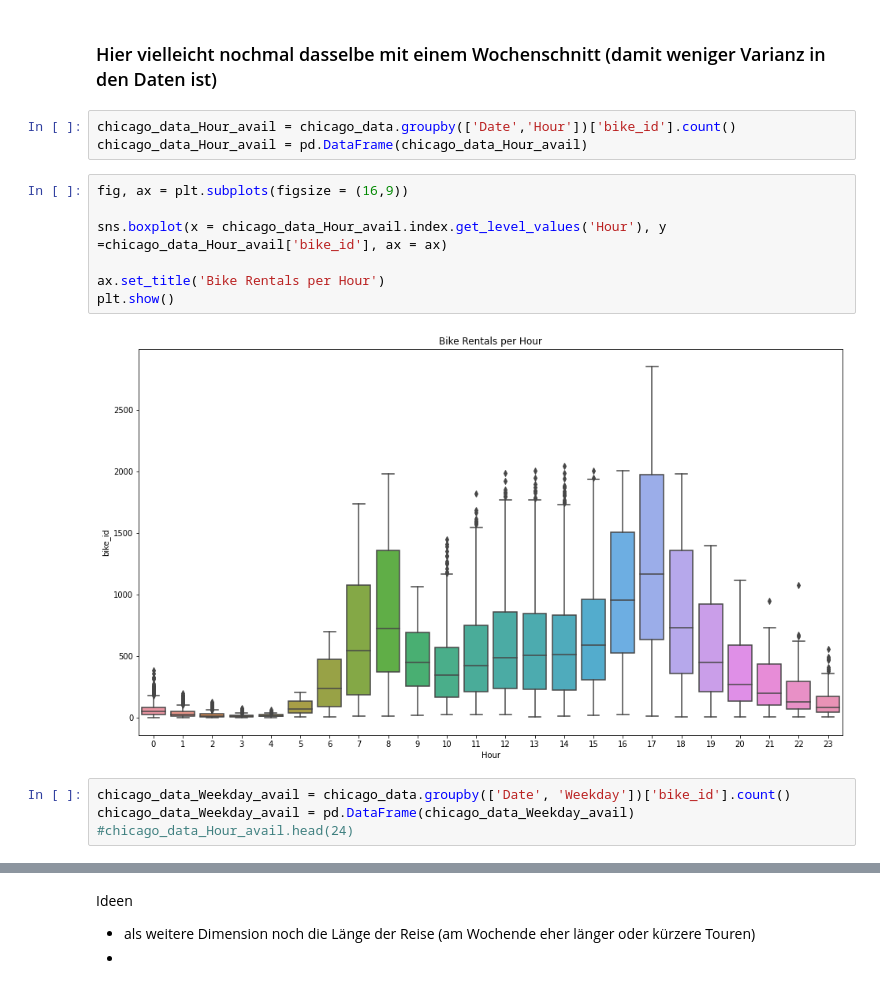
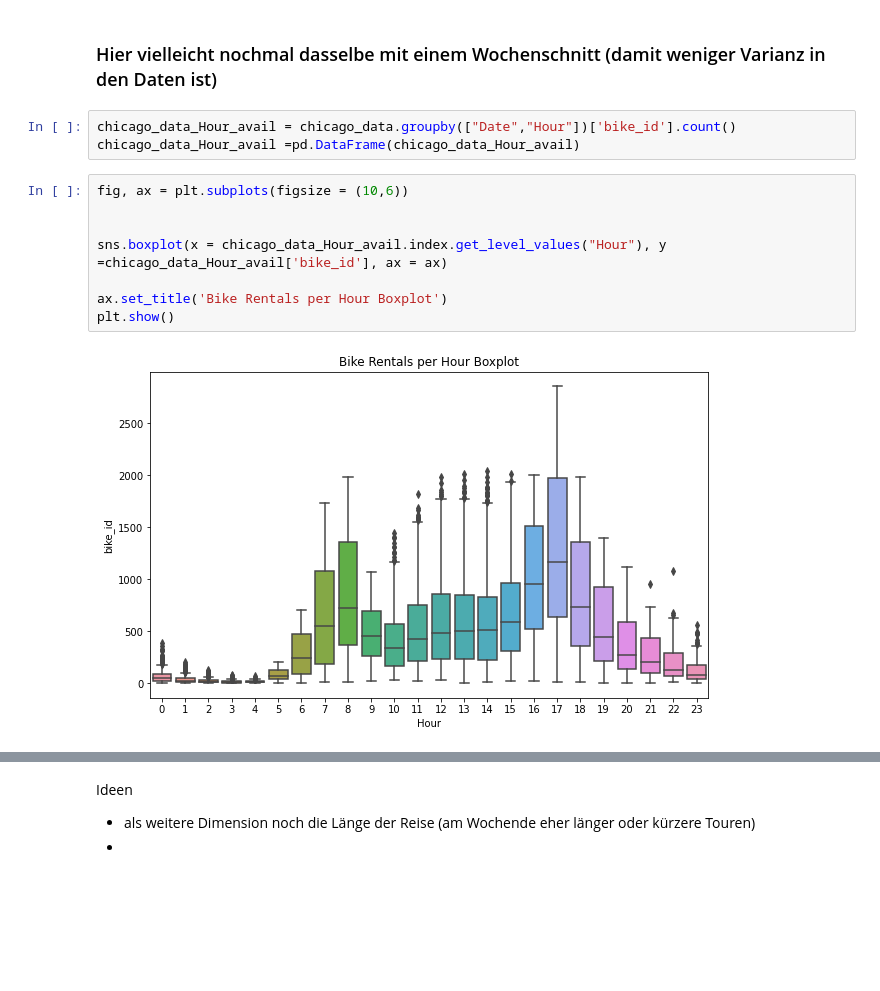
Before and after one commit to NeffIsBack/ThePredictors_DSML_Team_Assignment, a Jupyter notebook: Code_TeamAssignment.ipynb, the cells around one changed output, grey strips where cells are left out. Drawn from its saved outputs; the diff is of its cells as text; blank space fills up the shorter version.

```diff
--- a/Code_TeamAssignment.ipynb
+++ b/Code_TeamAssignment.ipynb
@@ -137,18 +127,15 @@ plt.show()
 # %% [markdown]
 ### Hier vielleicht nochmal dasselbe mit einem Wochenschnitt (damit weniger Varianz in den Daten ist)
 # %%
-chicago_data_Hour_avail = chicago_data.groupby(['Date','Hour'])['bike_id'].count()
-chicago_data_Hour_avail = pd.DataFrame(chicago_data_Hour_avail)
+chicago_data_Hour_avail = chicago_data.groupby(["Date","Hour"])['bike_id'].count()
+chicago_data_Hour_avail =pd.DataFrame(chicago_data_Hour_avail)
 # %%
-fig, ax = plt.subplots(figsize = (16,9))
+fig, ax = plt.subplots(figsize = (10,6))
 
-sns.boxplot(x = chicago_data_Hour_avail.index.get_level_values('Hour'), y =chicago_data_Hour_avail['bike_id'], ax = ax)
 
-ax.set_title('Bike Rentals per Hour')
+sns.boxplot(x = chicago_data_Hour_avail.index.get_level_values("Hour"), y =chicago_data_Hour_avail['bike_id'], ax = ax)
+
+ax.set_title('Bike Rentals per Hour Boxplot')
 plt.show()
 # %% [output]
-[figure, old version]
+[figure, new version]
-# %%
-chicago_data_Weekday_avail = chicago_data.groupby(['Date', 'Weekday'])['bike_id'].count()
-chicago_data_Weekday_avail = pd.DataFrame(chicago_data_Weekday_avail)
-#chicago_data_Hour_avail.head(24)
```
Also changed, not shown: parts of 13 cells of this notebook.
